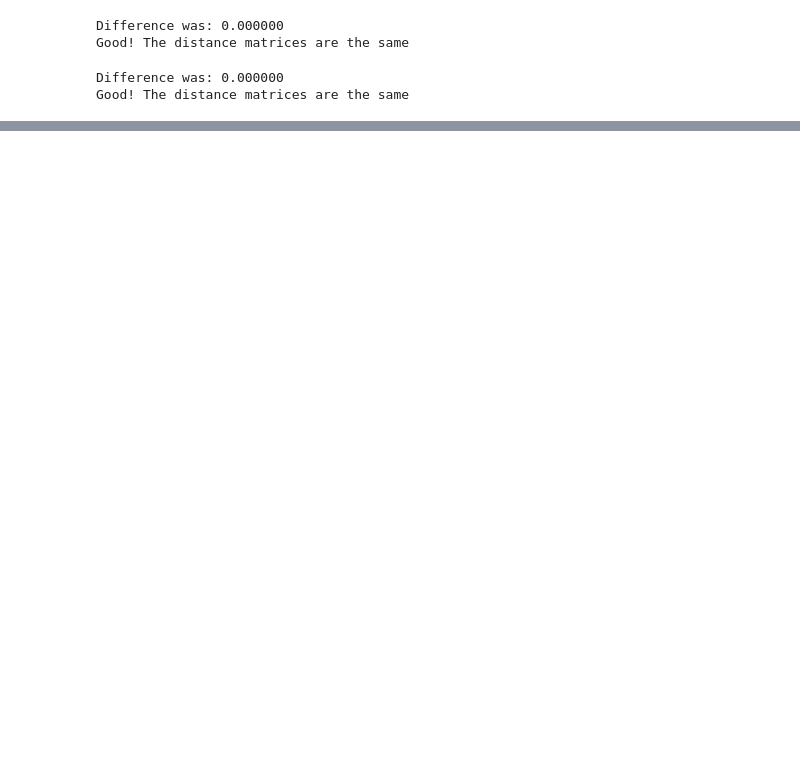
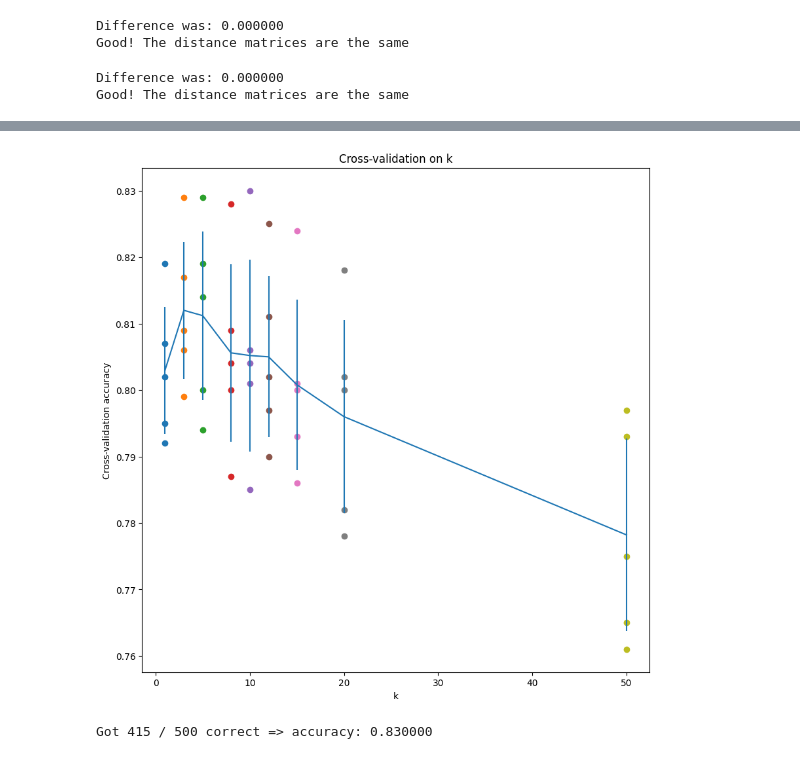
Before and after one commit to evarayHEIG/machle_labs, a Jupyter notebook: pw2/ex4-knn-mnist-fashion/knn-mnist-fashion-stud.ipynb, the cells around one changed output, grey strips where cells are left out. Cells and saved outputs as stored; diff of their text form; code cells hidden in the pictures; blank space fills up the shorter version.

```diff
--- a/pw2/ex4-knn-mnist-fashion/knn-mnist-fashion-stud.ipynb
+++ b/pw2/ex4-knn-mnist-fashion/knn-mnist-fashion-stud.ipynb
@@ -348,0 +495,16 @@ No loop version took 2.189348 seconds
+# %%
+# plot the raw observations
+for k in k_choices:
+  accuracies = k_to_accuracies[k]
+  plt.scatter([k] * len(accuracies), accuracies)
+
+# plot the trend line with error bars that correspond to standard deviation
+accuracies_mean = np.array([np.mean(v) for k,v in sorted(k_to_accuracies.items())])
+accuracies_std = np.array([np.std(v) for k,v in sorted(k_to_accuracies.items())])
+plt.errorbar(k_choices, accuracies_mean, yerr=accuracies_std)
+plt.title('Cross-validation on k')
+plt.xlabel('k')
+plt.ylabel('Cross-validation accuracy')
+plt.show()
+# %% [output]
+[figure, added]
@@ -348,0 +527,16 @@ No loop version took 2.189348 seconds
+# %%
+# Based on the cross-validation results above, choose the best value for k,
+# retrain the classifier using all the training data, and test it on the test
+# data. You should be able to get above 90% accuracy on the test data.
+best_k = get_best_k(k_to_accuracies)
+
+classifier = KNearestNeighbor()
+classifier.train(X_train, y_train)
+y_test_pred = classifier.predict(X_test, k=best_k)
+
+# Compute and display the accuracy
+num_correct = np.sum(y_test_pred == y_test)
+accuracy = float(num_correct) / num_test
+print('Got %d / %d correct => accuracy: %f' % (int(num_correct), num_test, accuracy))
+# %% [output]
+Got 415 / 500 correct => accuracy: 0.830000
```
Also changed, not shown: parts of 11 cells of this notebook, 2 other files.
